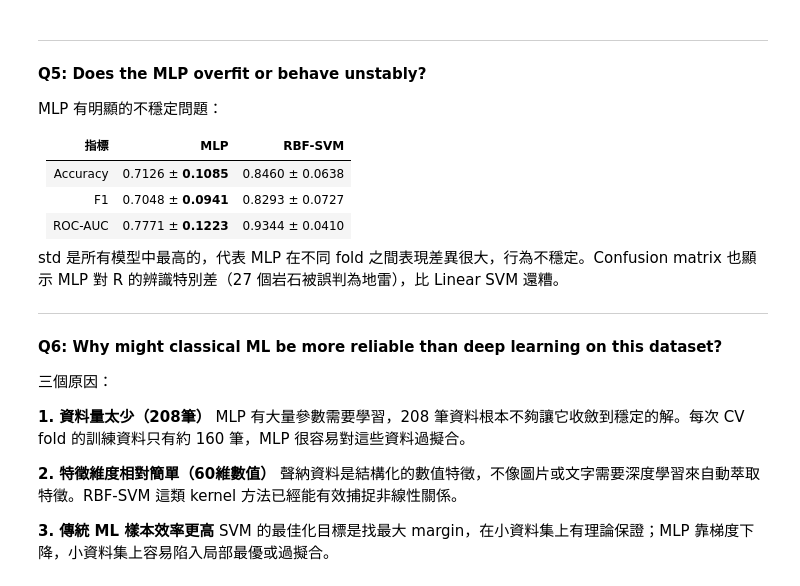
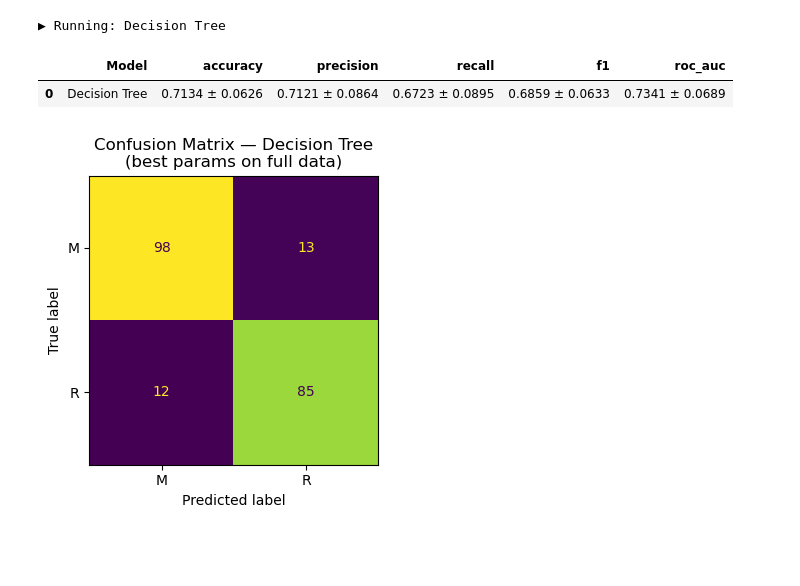
Before and after one commit to xiaomingtseng/ml2026-assignments, a Jupyter notebook: a3_common.ipynb, the cells around one changed output. Saved outputs shown, nothing was run; the diff lists cells and outputs as text; code cells hidden in the pictures; blank space fills up the shorter version.

```diff
--- a/a3_common.ipynb
+++ b/a3_common.ipynb
@@ -268,31 +202,21 @@ plot_confusion_matrix("MLP", pipeline_mlp, param_grid_mlp)
-# %% [markdown]
-
-
----
-
-**Q5: Does the MLP overfit or behave unstably?**
-
-MLP 有明顯的不穩定問題：
-
-| 指標 | MLP | RBF-SVM |
-|---|---|---|
-| Accuracy | 0.7126 ± **0.1085** | 0.8460 ± 0.0638 |
-| F1 | 0.7048 ± **0.0941** | 0.8293 ± 0.0727 |
-| ROC-AUC | 0.7771 ± **0.1223** | 0.9344 ± 0.0410 |
-
-std 是所有模型中最高的，代表 MLP 在不同 fold 之間表現差異很大，行為不穩定。Confusion matrix 也顯示 MLP 對 R 的辨識特別差（27 個岩石被誤判為地雷），比 Linear SVM 還糟。
-
----
-
-**Q6: Why might classical ML be more reliable than deep learning on this dataset?**
-
-三個原因：
-
-**1. 資料量太少（208筆）**
-MLP 有大量參數需要學習，208 筆資料根本不夠讓它收斂到穩定的解。每次 CV fold 的訓練資料只有約 160 筆，MLP 很容易對這些資料過擬合。
-
-**2. 特徵維度相對簡單（60維數值）**
-聲納資料是結構化的數值特徵，不像圖片或文字需要深度學習來自動萃取特徵。RBF-SVM 這類 kernel 方法已經能有效捕捉非線性關係。
-
-**3. 傳統 ML 樣本效率更高**
-SVM 的最佳化目標是找最大 margin，在小資料集上有理論保證；MLP 靠梯度下降，小資料集上容易陷入局部最優或過擬合。
+# %%
+from sklearn.tree import DecisionTreeClassifier
+# DecisionTree 不需要 StandardScaler
+pipeline_dt = Pipeline([
+    ("clf", DecisionTreeClassifier(random_state=RANDOM_SEED))
+])
+
+param_grid_dt = {
+    "clf__max_depth": [None, 3, 5, 10],
+    "clf__min_samples_leaf": [1, 3, 5]
+}
+
+result_dt = run_model("Decision Tree", pipeline_dt, param_grid_dt)
+
+show_results([result_dt])
+plot_confusion_matrix("Decision Tree", pipeline_dt, param_grid_dt)
+# %% [output]
+▶ Running: Decision Tree
+|  | Model | accuracy | precision | recall | f1 | roc_auc |
+| 0 | Decision Tree | 0.7134 ± 0.0626 | 0.7121 ± 0.0864 | 0.6723 ± 0.0895 | 0.6859 ± 0.0633 | 0.7341 ± 0.0689 |
+[figure, added]
```
Also changed, not shown: parts of 10 cells of this notebook.
